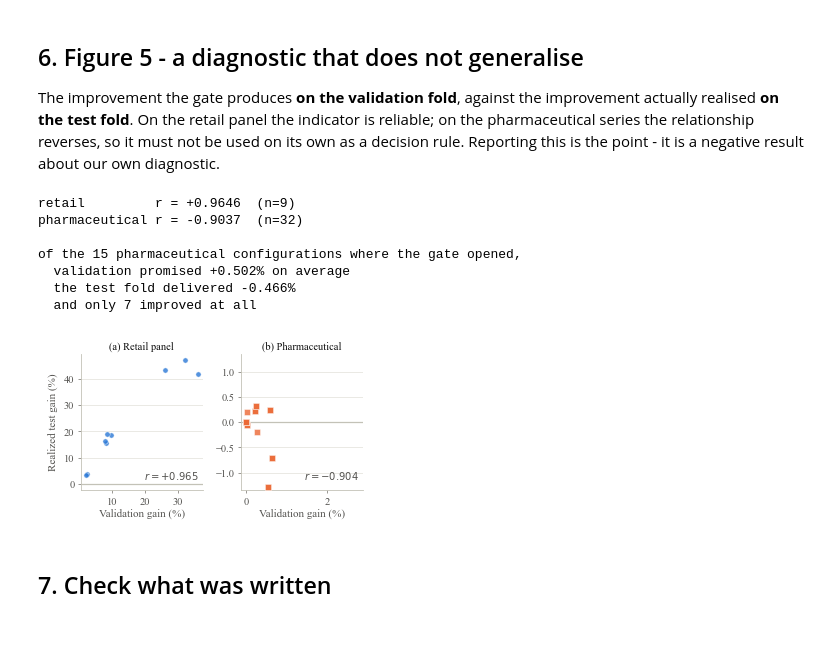
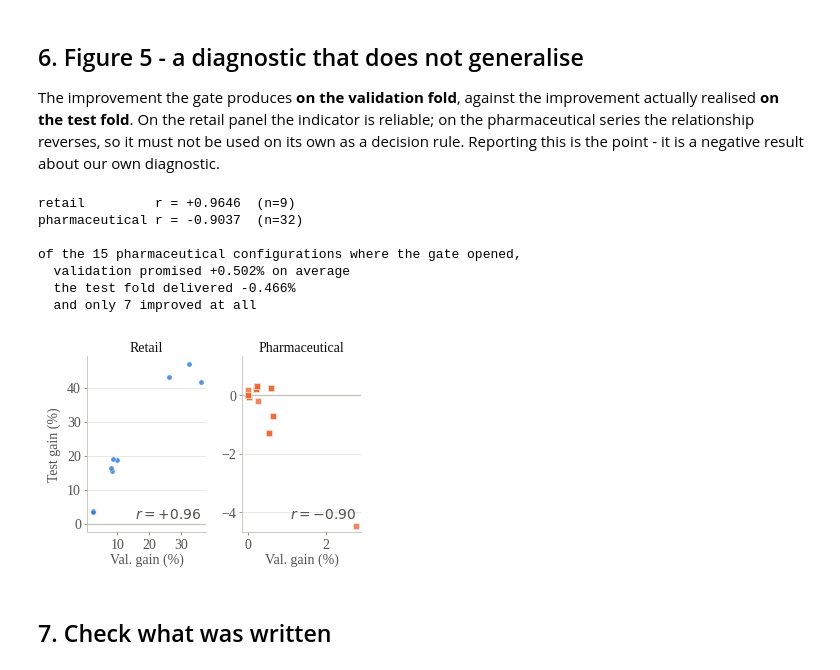
Before and after one commit to wahyuramadhandotcom/A-Hybrid-forecasting-model, a Jupyter notebook: notebooks/figures_paper.ipynb, the cells around one changed output. Drawn from its saved outputs; the diff is of its cells as text; code cells hidden in the pictures; blank space fills up the shorter version.

```diff
--- a/notebooks/figures_paper.ipynb
+++ b/notebooks/figures_paper.ipynb
@@ -43,8 +43,8 @@ S1C, S2C, S3C = '#2a78d6', '#eb6834', '#1baf7a'   # blue / orange / aqua
 plt.rcParams.update({
     'font.family': 'serif',
     'font.serif': ['Liberation Serif', 'Times New Roman', 'DejaVu Serif'],
-    'font.size': 8, 'axes.labelsize': 8, 'axes.titlesize': 8,
-    'xtick.labelsize': 7.5, 'ytick.labelsize': 7.5, 'legend.fontsize': 7.5,
+    'font.size': 10, 'axes.labelsize': 10, 'axes.titlesize': 10,
+    'xtick.labelsize': 10, 'ytick.labelsize': 10, 'legend.fontsize': 10,
     'axes.edgecolor': BASELINE, 'axes.linewidth': 0.6,
     'xtick.color': MUTED, 'ytick.color': MUTED,
     'xtick.major.width': 0.6, 'ytick.major.width': 0.6,
@@ -56,6 +56,7 @@ plt.rcParams.update({
 })
 
 COL_IN, DPI = 3.23, 400          # 8.2 cm single column
+FS = 10                          # IJIES: all lettering in figures is 10 pt
 
 
 def tidy(ax, xgrid=False):
@@ -238,7 +243,7 @@ for name, vals, _, _ in groups:
     print(f'{name:18s} worse than $S_1$ in {int((vals > 1e-9).sum()):2d} of {vals.size}  '
           f'mean {vals.mean():+.3f}%  worst {vals.max():+.3f}%')
 
-fig, ax = plt.subplots(figsize=(COL_IN, 1.95))
+fig, ax = plt.subplots(figsize=(COL_IN, 2.45))
 rng = np.random.default_rng(42)
 
 for i, (label, vals, col, mk) in enumerate(groups):
@@ -246,20 +251,22 @@ for i, (label, vals, col, mk) in enumerate(groups):
     ax.plot(vals, y + rng.uniform(-0.16, 0.16, vals.size), marker=mk, ms=3.4,
             ls='none', color=col, alpha=0.75, mec=SURFACE, mew=0.4, zorder=3)
     ax.plot([np.median(vals)], [y], marker='|', ms=13, color=INK, mew=1.4, zorder=5)
-    ax.annotate(f'worst {vals.max():+.2f}%', xy=(vals.max(), y + 0.30),
-                fontsize=6.8, color=INK_2, ha='right', va='bottom')
+    ax.annotate(f'worst {vals.max():+.1f}%', xy=(vals.max(), y + 0.24),
+                fontsize=FS, color=INK_2, ha='right', va='bottom')
 
 ax.axvline(0, color=BASELINE, lw=0.9, zorder=1)
 ax.set_yticks(range(len(groups)))
-ax.set_yticklabels([g[0] for g in groups][::-1], fontsize=7.5)
-ax.set_ylim(-0.55, len(groups) - 0.35)
-ax.set_xlim(-4.6, 10.2)
-ax.set_xlabel('Change in test RMSE vs $S_1$ alone (%)')
+ax.set_yticklabels(['Ungated', 'Gated', 'Augmented'][::-1], fontsize=FS)
+ax.set_ylim(-0.75, len(groups) - 0.25)
+allv = np.concatenate([g[1] for g in groups])
+ax.set_xlim(min(-4.6, allv.min() - 0.8), allv.max() + 0.8)
+assert ax.get_xlim()[0] < allv.min() and ax.get_xlim()[1] > allv.max()
+ax.set_xlabel('Test RMSE change vs $S_1$ alone (%)')
 tidy(ax, xgrid=True)
 ax.spines['left'].set_visible(False)
 ax.tick_params(axis='y', length=0)
-ax.annotate('better', xy=(-3.4, -0.42), fontsize=6.8, color=MUTED, ha='center')
-ax.annotate('worse',  xy=(3.4, -0.42),  fontsize=6.8, color=MUTED, ha='center')
+ax.annotate('better', xy=(-2.4, -0.68), fontsize=FS, color=MUTED, ha='center')
+ax.annotate('worse',  xy=(2.4, -0.68),  fontsize=FS, color=MUTED, ha='center')
 
 fig.tight_layout(pad=0.35)
 fig.savefig(FIGDIR / 'fig4_degradation.png', dpi=DPI)
@@ -284,43 +291,44 @@ print(f'retail         r = {r_retail:+.4f}  (n={len(arlrx)})')
 print(f'pharmaceutical r = {r_pharma:+.4f}  (n={len(pharma)})')
 
 open_gate = pharma[pharma.gate_w > 0]
 print(f'\nof the {len(open_gate)} pharmaceutical configurations where the gate opened,')
 print(f'  validation promised {open_gate.gate_val_gain_pct.mean():+.3f}% on average')
 print(f'  the test fold delivered {open_gate.test_gain.mean():+.3f}%')
 print(f'  and only {int((open_gate.test_gain > 0).sum())} improved at all')
 
-fig, axes = plt.subplots(1, 2, figsize=(COL_IN, 1.85))
+fig, axes = plt.subplots(1, 2, figsize=(COL_IN, 2.35))
 
 panels = [(axes[0], arlrx.gate_val_gain_pct, arlrx.test_gain, S1C, 'o',
-           '(a) Retail panel', r_retail),
+           'Retail', r_retail),
           (axes[1], pharma.gate_val_gain_pct, pharma.test_gain, S2C, 's',
-           '(b) Pharmaceutical', r_pharma)]
+           'Pharmaceutical', r_pharma)]
 
 for ax, x, y, col, mk, title, r in panels:
     ax.axhline(0, color=BASELINE, lw=0.9, zorder=1)
     ax.plot(x, y, marker=mk, ms=3.8, ls='none', color=col, alpha=0.8,
             mec=SURFACE, mew=0.4, zorder=3)
-    ax.set_title(title, fontsize=7.5, color=INK, pad=3)
-    ax.annotate(f'$r = {r:+.3f}$', xy=(0.96, 0.06), xycoords='axes fraction',
-                ha='right', va='bottom', fontsize=7.2, color=INK_2)
-    ax.set_xlabel('Validation gain (%)', labelpad=1.5)
+    ax.set_title(title, fontsize=FS, color=INK, pad=3)
+    ax.annotate(f'$r = {r:+.2f}$', xy=(0.96, 0.06), xycoords='axes fraction',
+                ha='right', va='bottom', fontsize=FS, color=INK_2)
+    ax.set_xlabel('Val. gain (%)', labelpad=1.5)
     tidy(ax)
 
-axes[0].set_ylabel('Realized test gain (%)')
-axes[1].set_ylim(-1.35, 1.35)
+axes[0].set_ylabel('Test gain (%)')
+py = pharma.test_gain
+axes[1].set_ylim(min(-1.35, py.min() - 0.2), max(1.35, py.max() + 0.2))
 
 fig.tight_layout(pad=0.35, w_pad=1.1)
 fig.savefig(FIGDIR / 'fig5_diagnostic.png', dpi=DPI)
 plt.show()
 # %% [output]
 retail         r = +0.9646  (n=9)
 pharmaceutical r = -0.9037  (n=32)
 
 of the 15 pharmaceutical configurations where the gate opened,
   validation promised +0.502% on average
   the test fold delivered -0.466%
   and only 7 improved at all
-[figure, old version]
+[figure, new version]
 # %% [markdown]
 ## 7. Check what was written
 # %%
```
Also changed, not shown: parts of 4 cells of this notebook, 6 other files.
